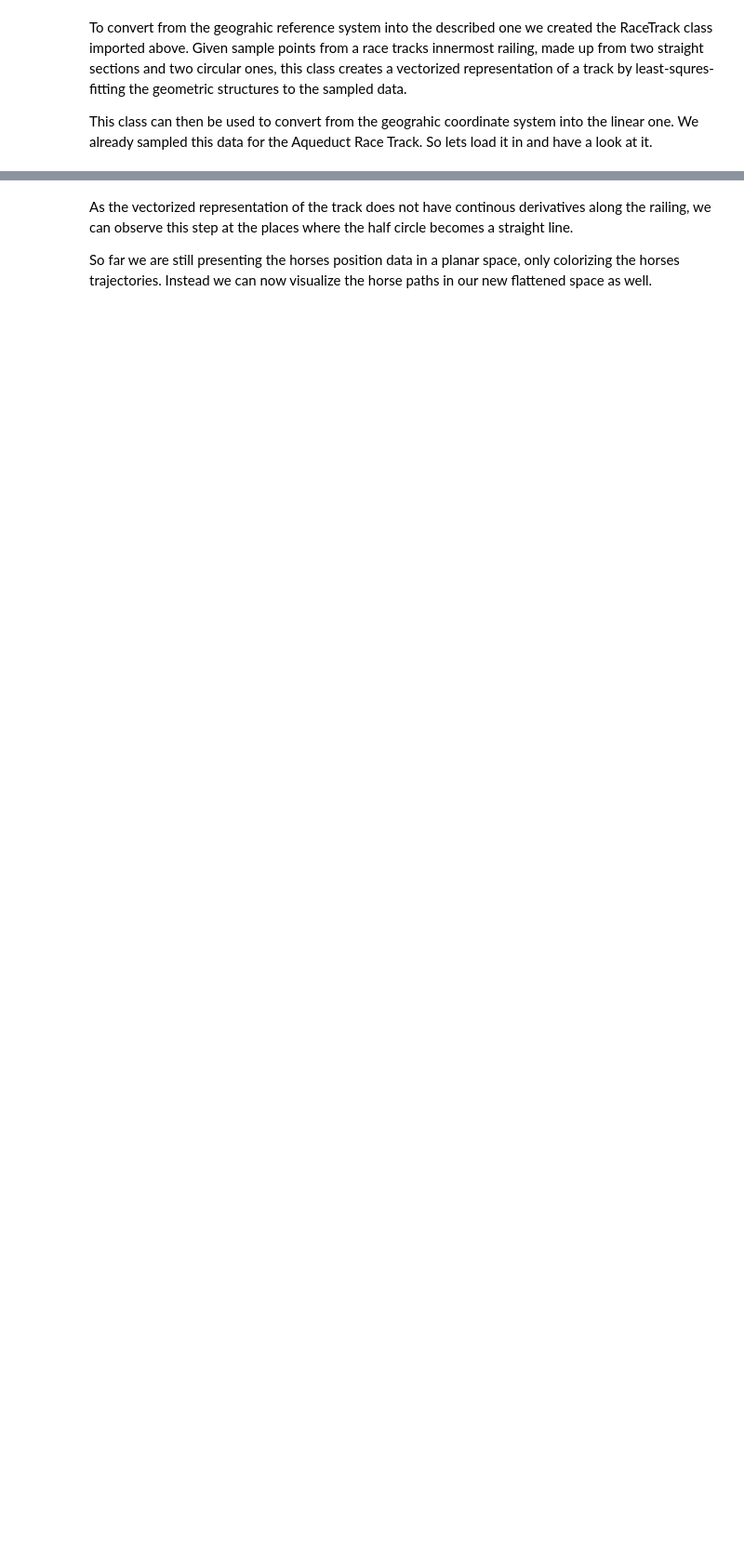
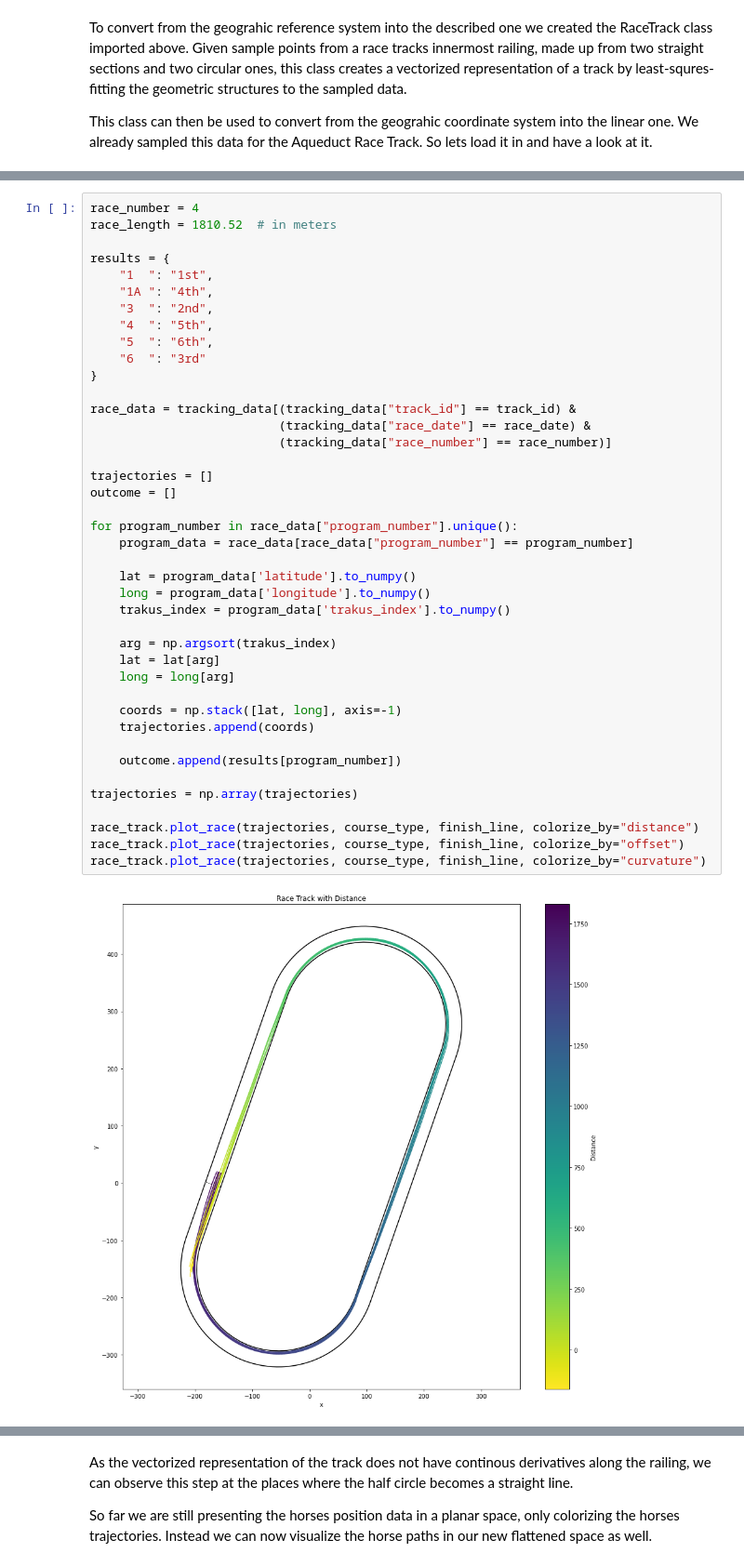
Before and after one commit to DavidBrandes/horse_racing, a Jupyter notebook: showcase.ipynb, the cells around one changed output, grey strips where cells are left out. Shown at 93% size. Saved outputs shown, nothing was run; the diff lists cells and outputs as text; blank space fills up the shorter version.

```diff
--- a/showcase.ipynb
+++ b/showcase.ipynb
@@ -91,0 +76,43 @@ race_track.plot_race(trajectories, finish_line, course_type, colorize_by="curvat
+# %%
+race_number = 4
+race_length = 1810.52  # in meters
+
+results = {
+    "1  ": "1st",
+    "1A ": "4th",
+    "3  ": "2nd",
+    "4  ": "5th",
+    "5  ": "6th",
+    "6  ": "3rd"
+}
+
+race_data = tracking_data[(tracking_data["track_id"] == track_id) &
+                          (tracking_data["race_date"] == race_date) &
+                          (tracking_data["race_number"] == race_number)]
+
+trajectories = []
+outcome = []
+
+for program_number in race_data["program_number"].unique():
+    program_data = race_data[race_data["program_number"] == program_number]
+
+    lat = program_data['latitude'].to_numpy()
+    long = program_data['longitude'].to_numpy()
+    trakus_index = program_data['trakus_index'].to_numpy()
+
+    arg = np.argsort(trakus_index)
+    lat = lat[arg]
+    long = long[arg]
+
+    coords = np.stack([lat, long], axis=-1)
+    trajectories.append(coords)
+
+    outcome.append(results[program_number])
+
+trajectories = np.array(trajectories)
+
+race_track.plot_race(trajectories, course_type, finish_line, colorize_by="distance")
+race_track.plot_race(trajectories, course_type, finish_line, colorize_by="offset")
+race_track.plot_race(trajectories, course_type, finish_line, colorize_by="curvature")
+# %% [output]
+[figure, added]
```
Also changed, not shown: parts of 19 cells of this notebook, 17 other files.
